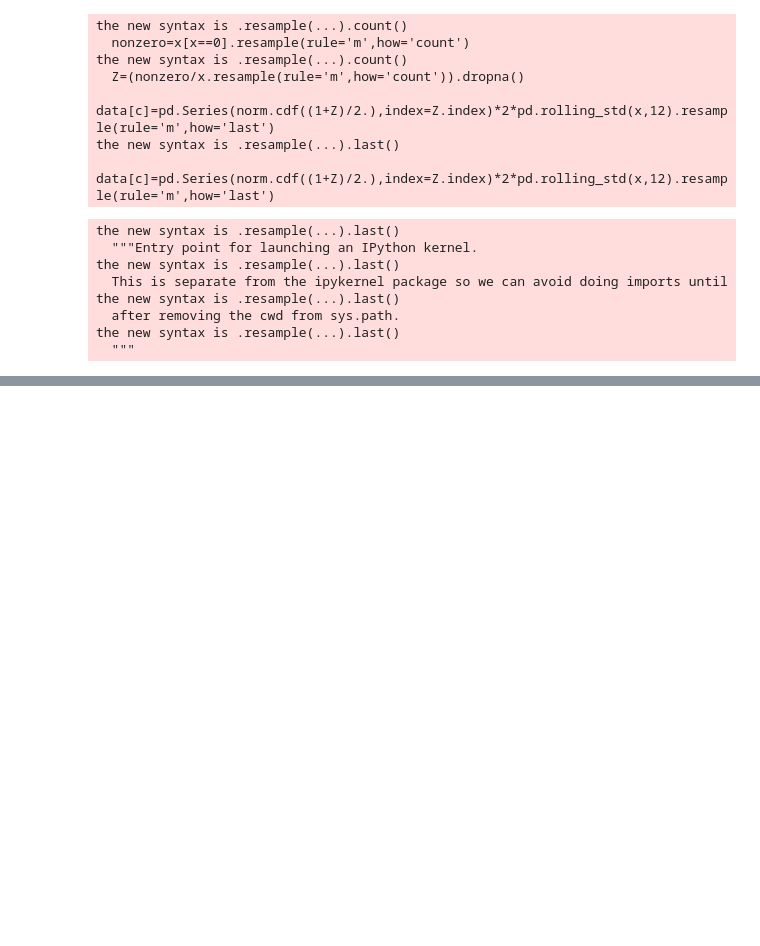
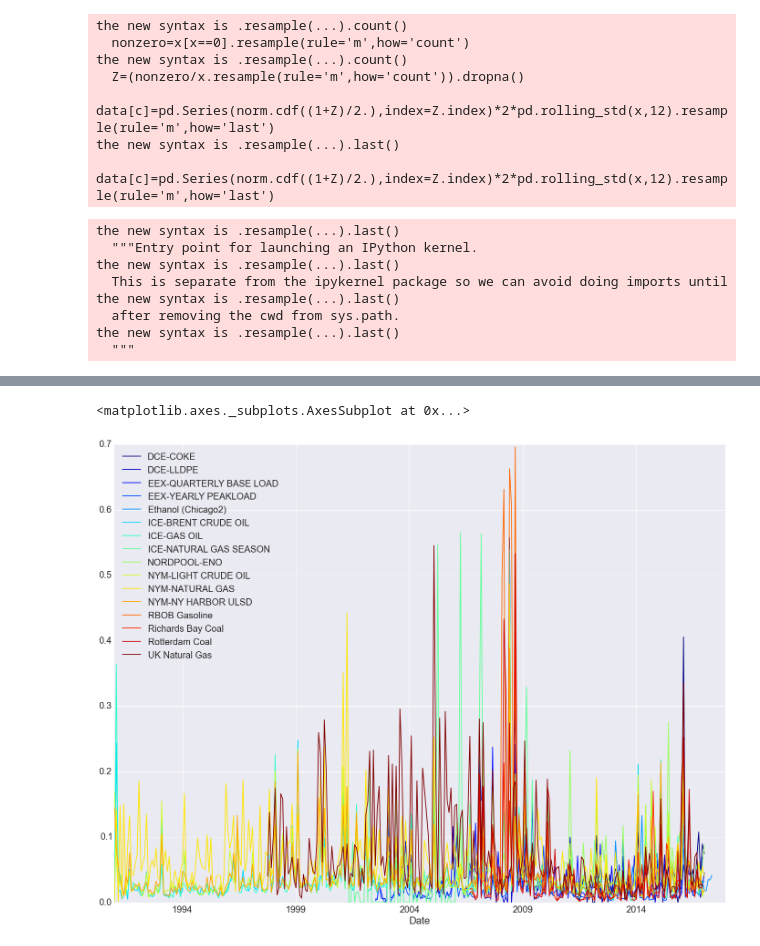
Before and after one commit to mrefermat/FinancePhD, a Jupyter notebook: LiquidityMomentum/Table 1- Summary Stats.ipynb, the cells around one changed output, grey strips where cells are left out. Drawn from its saved outputs; the diff is of its cells as text; code cells hidden in the pictures; blank space fills up the shorter version.

```diff
--- a/LiquidityMomentum/Table 1- Summary Stats.ipynb
+++ b/LiquidityMomentum/Table 1- Summary Stats.ipynb
@@ -122,0 +175,5 @@ ZCE-FLAT GLASS               &         0.49 &                  33.55 &  0.95 &
+# %%
+FHT[d_map[s]].plot(colormap='jet')
+# %% [output]
+<matplotlib.axes._subplots.AxesSubplot at 0x...>
+[figure, added]
```
Also changed, not shown: parts of 9 cells of this notebook, 3 other files.
